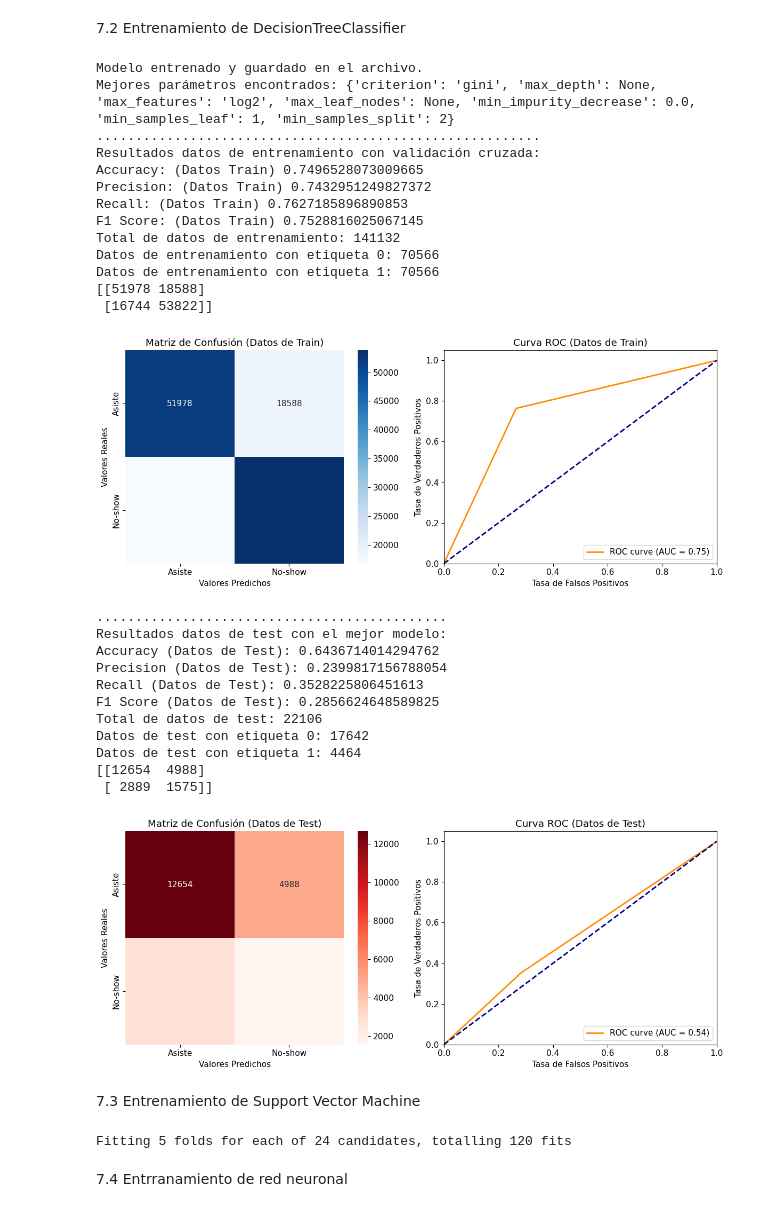
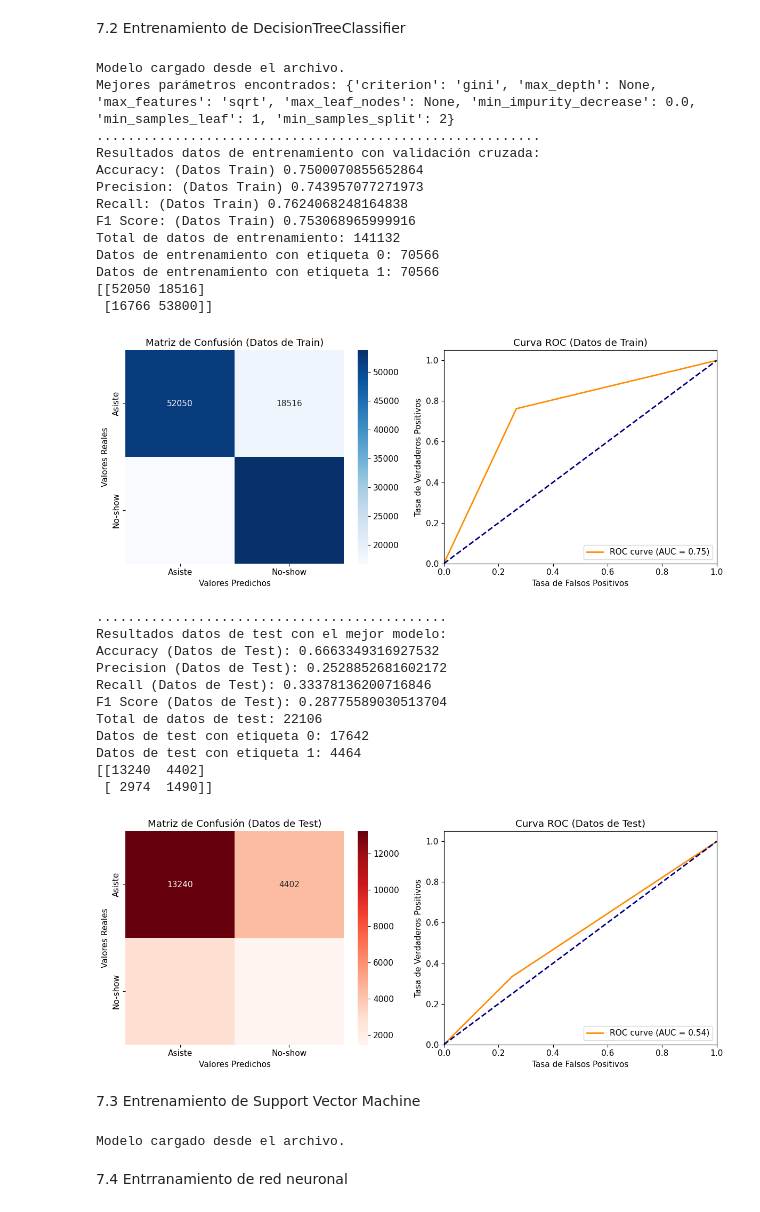
Before and after one commit to SValduezaL/TFM-Master-IA-INESDI, a Jupyter notebook: BBDD Kaagle/predicción_ inasistencia_v2.ipynb, the cells around one changed output. Cells and saved outputs as stored; diff of their text form; code cells hidden in the pictures.

```diff
--- a/BBDD Kaagle/predicción_ inasistencia_v2.ipynb
+++ b/BBDD Kaagle/predicción_ inasistencia_v2.ipynb
@@ -550,12 +550,12 @@ print (class_weight)
 {0: 0.2019361259386592, 1: 0.7980638740613408}
 # %%
 # Se crea una función para evaluar los modelos de clasificación
-def evaluar_modelo(modelo, grid_search, X_train, y_train, X_test, y_test):
+def evaluar_modelo(modelo, parametros, X_train, y_train, X_test, y_test):
 
     labels = ['Asiste', 'No-show']
     # Se obtienen los mejores parámetros y el mejor modelo
-    best_params = grid_search.best_params_
-    best_model = grid_search.best_estimator_
+    best_params = parametros
+    best_model = modelo
     # Puntuaciones/probabilidades de la clase positiva
     y_scores_train = cross_val_predict(best_model, X_train, y_train, cv=5, method='predict_proba')[:, 1]
 
@@ -656,7 +656,7 @@ def evaluar_modelo(modelo, grid_search, X_train, y_train, X_test, y_test):
 nombre_modelo = 'best_logistic_regression.joblib'
 nombre_params = 'best_params_logistic_regression.json'
 
-if os.path.exists(nombre_modelo and nombre_params):
+if os.path.exists(nombre_modelo) and os.path.exists(nombre_params):
     best_model_logistic_regresion = joblib.load(nombre_modelo)
     with open(nombre_params, 'r') as file:
         best_params_logistic_regresion = json.load(file)
@@ -665,7 +665,7 @@ else:
     # Diccionario de parámetros a probar extendiendo el espacio de búsqueda
     param_grid = {
         'max_iter': [1000, 2000, 3000, 4000, 5000],
-        'C': [0.0001, 0.001, 0.01, 0.1, 1, 10, 100, 1000],
+        'C': [0.1e-10, 0.1e-09, 0.1e-08, 0.1e-07, 0.1e-06, 0.1e-05, 0.1e-04, 0.1e-03, 0.01, 0.1, 1, 10, 100, 1000], # C controla la regularización, sirve para evitar el sobreajuste, a menor C, mayor regularización lo que implica un modelo más simple, con mayor C, el modelo se ajusta más a los datos de entrenamiento
         'penalty': ['l2'],
         'solver': ['newton-cg', 'lbfgs', 'liblinear', 'sag', 'saga']
     }
@@ -688,6 +688,6 @@ else:
         json.dump(best_params_logistic_regresion, file)
 
 # Evaluar el modelo (tanto si se acaba de entrenar como si se ha cargado desde un archivo)
-evaluar_modelo(best_model_logistic_regresion, grid_search, X_train, y_train, X_test, y_test)
+evaluar_modelo(best_model_logistic_regresion, best_params_logistic_regresion, X_train, y_train, X_test, y_test)
 # %% [output]
 Modelo entrenado y guardado en el archivo.
@@ -723,10 +723,11 @@ Datos de test con etiqueta 1: 4464
 nombre_modelo = 'best_model_tree.joblib'
 nombre_params = 'best_params_tree.json'
 
-if os.path.exists(nombre_modelo and nombre_params):
+if os.path.exists(nombre_modelo) and os.path.exists(nombre_params):
     best_model_tree = joblib.load(nombre_modelo)
     with open(nombre_params, 'r') as file:
         best_params_tree = json.load(file)
+        grid_search = best_params_tree
     print("Modelo cargado desde el archivo.")
 else:
     # Diccionario de parámetros a probar extendiendo el espacio de búsqueda
@@ -742,49 +743,50 @@ else:
 
    # Crear una instancia de GridSearchCV, optimizada para la precisión
     grid_search = GridSearchCV(DecisionTreeClassifier(class_weight=class_weight), param_grid, cv=5, scoring='precision', n_jobs=-1)
 
    # Ajustar GridSearchCV a los datos
     grid_search.fit(X_train, y_train)
 
     # Guardar el mejor modelo
     best_model_tree = grid_search.best_estimator_
 
     # Guardar el modelo en el archivo
     joblib.dump(best_model_tree, nombre_modelo)
     print("Modelo entrenado y guardado en el archivo.")
     # Guardar los mejores parámetros en un archivo JSON
+    best_params_tree = grid_search.best_params_
     with open(nombre_params, 'w') as f:
-        json.dump(grid_search.best_params_, f)
+        json.dump(best_params_tree, f)
 
 # Evaluar el modelo (tanto si se acaba de entrenar como si se ha cargado desde un archivo)
 evaluar_modelo (best_model_tree, grid_search, X_train, y_train, X_test, y_test)
 # %% [output]
-Modelo entrenado y guardado en el archivo.
-Mejores parámetros encontrados: {'criterion': 'gini', 'max_depth': None, 'max_features': 'log2', 'max_leaf_nodes': None, 'min_impurity_decrease': 0.0, 'min_samples_leaf': 1, 'min_samples_split': 2}
+Modelo cargado desde el archivo.
+Mejores parámetros encontrados: {'criterion': 'gini', 'max_depth': None, 'max_features': 'sqrt', 'max_leaf_nodes': None, 'min_impurity_decrease': 0.0, 'min_samples_leaf': 1, 'min_samples_split': 2}
 .........................................................
 Resultados datos de entrenamiento con validación cruzada:
-Accuracy: (Datos Train) 0.7496528073009665
-Precision: (Datos Train) 0.7432951249827372
-Recall: (Datos Train) 0.7627185896890853
-F1 Score: (Datos Train) 0.7528816025067145
+Accuracy: (Datos Train) 0.7500070855652864
+Precision: (Datos Train) 0.743957077271973
+Recall: (Datos Train) 0.7624068248164838
+F1 Score: (Datos Train) 0.753068965999916
 Total de datos de entrenamiento: 141132
 Datos de entrenamiento con etiqueta 0: 70566
 Datos de entrenamiento con etiqueta 1: 70566
-[[51978 18588]
- [16744 53822]]
+[[52050 18516]
+ [16766 53800]]
 [figure]
 .............................................
 Resultados datos de test con el mejor modelo:
-Accuracy (Datos de Test): 0.6436714014294762
-Precision (Datos de Test): 0.2399817156788054
-Recall (Datos de Test): 0.3528225806451613
-F1 Score (Datos de Test): 0.2856624648589825
+Accuracy (Datos de Test): 0.6663349316927532
+Precision (Datos de Test): 0.2528852681602172
+Recall (Datos de Test): 0.33378136200716846
+F1 Score (Datos de Test): 0.28775589030513704
 Total de datos de test: 22106
 Datos de test con etiqueta 0: 17642
 Datos de test con etiqueta 1: 4464
-[[12654  4988]
- [ 2889  1575]]
+[[13240  4402]
+ [ 2974  1490]]
-[figure, old version]
+[figure, new version]
 # %% [markdown]
 7.3 Entrenamiento de Support Vector Machine
 # %%
@@ -792,7 +794,7 @@ Datos de test con etiqueta 1: 4464
 nombre_modelo = 'best_model_svm.joblib'
 nombre_params = 'best_params_svm.json'
 
-if os.path.exists(nombre_modelo and nombre_params):
+if os.path.exists(nombre_modelo) and os.path.exists(nombre_params):
     best_model_svm = joblib.load(nombre_modelo)
     with open(nombre_params, 'r') as file:
         best_params_svm = json.load(file)
@@ -806,6 +808,8 @@ else:
         'probability': [True]  # Permite el cálculo de probabilidades
     }
 
+ #"Mejores parámetros encontrados: {'C': 10, 'gamma': 'auto', 'kernel': 'rbf'}\n",
+
     # Crear una instancia de GridSearchCV optimizada para la precisión
     grid_search = GridSearchCV(SVC(class_weight=class_weight), param_grid, cv=5, scoring='precision', verbose=10, n_jobs=-1)
 
@@ -818,14 +822,15 @@ else:
     # Guardar el modelo en el archivo
     joblib.dump(best_model_svm, nombre_modelo)
     # Guardar los mejores parámetros en el archivo
+    best_params_svm = grid_search.best_params_
     with open(nombre_params, 'w') as file:
         json.dump(grid_search.best_params_, file)
     print("Modelo entrenado y guardado en el archivo.")
 
 # Evaluar el modelo (tanto si se acaba de entrenar como si se ha cargado desde un archivo)
-evaluar_modelo (best_model_svm, grid_search, X_train, y_train, X_test, y_test)
+evaluar_modelo (best_model_svm, best_params_svm, X_train, y_train, X_test, y_test)
 # %% [output]
-Fitting 5 folds for each of 24 candidates, totalling 120 fits
+Modelo cargado desde el archivo.
 # %% [markdown]
 7.4 Entrranamiento de red neuronal
 # %%
```
Also changed, not shown: parts of 2 cells of this notebook.
